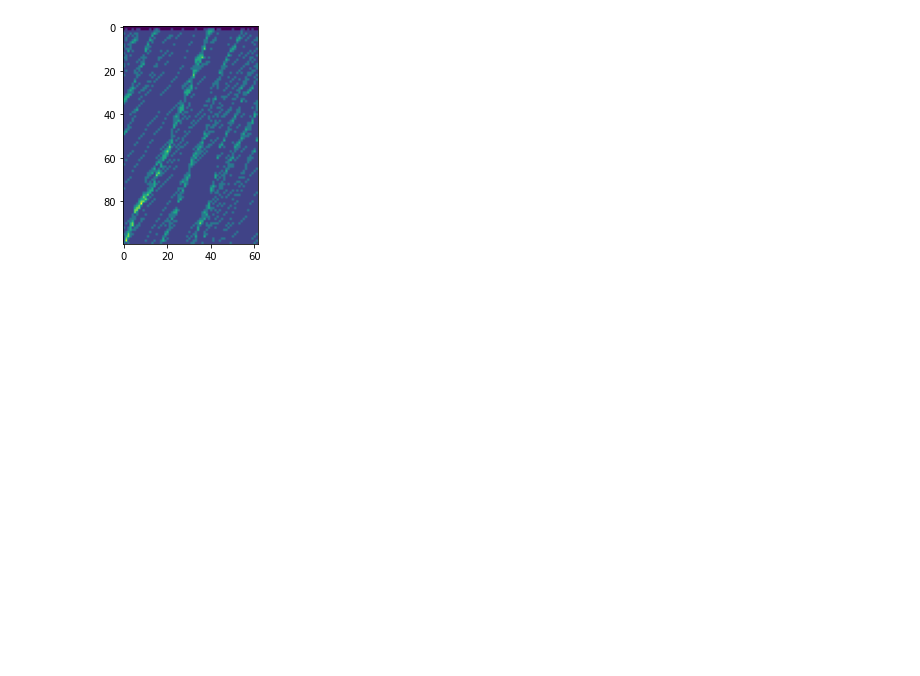
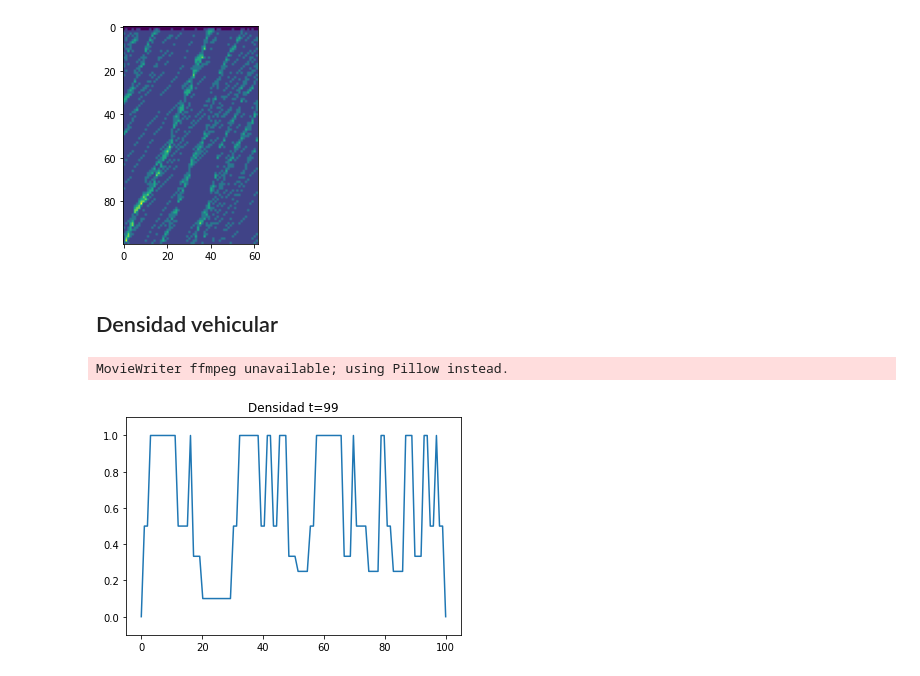
Before and after one commit to ElTapia/Jamiton, a Jupyter notebook: First_order_traffic_model/Cellular model.ipynb, the cells around one changed output. Saved outputs shown, nothing was run; the diff lists cells and outputs as text; code cells hidden in the pictures; blank space fills up the shorter version.

Commit message:
Añade aproximadores de densidad

```diff
--- a/First_order_traffic_model/Cellular model.ipynb
+++ b/First_order_traffic_model/Cellular model.ipynb
@@ -189,3 +189,41 @@ plt.imshow(vel)
 plt.show()
 # %% [output]
 [figure]
+# %% [markdown]
+## Densidad vehicular
+# %%
+def rho(x, pos):
+    for i in range(len(pos)):
+        x_i = pos[i]
+        x_j = pos[(i + 1)%len(pos)]
+
+        if x_i < x <= x_j:
+            return 1/(x_j - x_i)
+    return 0
+
+
+def rho_2(x, h, pos):
+    count = 0
+    for i in range(len(pos)):
+        x_i = pos[i]
+        if x - h <= x_i <= x + h:
+            count += 1
+
+    return count / (2 * h)
+# %%
+h = 8
+x_to_plot = np.linspace(0, N_x, N_x)
+x_to_plot_2 = np.linspace(0, N_x, N_x)
+
+rho_to_plot = np.zeros((N_t, N_x))
+rho_to_plot_2 = np.zeros((N_t, N_x))
+
+for t in range(1, N_t):
+    for i in range(N_x):
+        rho_to_plot[t][i] = rho(x_to_plot[i], pos[t])
+        rho_to_plot_2[t][i] = rho_2(x_to_plot[i], h, pos[t])
+# %%
+animar_solucion([x_to_plot], [rho_to_plot], N_t, delta_t, "Densidad", "Charts/densidad.gif", step=None)
+# %% [output]
+MovieWriter ffmpeg unavailable; using Pillow instead.
+[figure, added]
```
Also changed, not shown: parts of 1 cell of this notebook.
